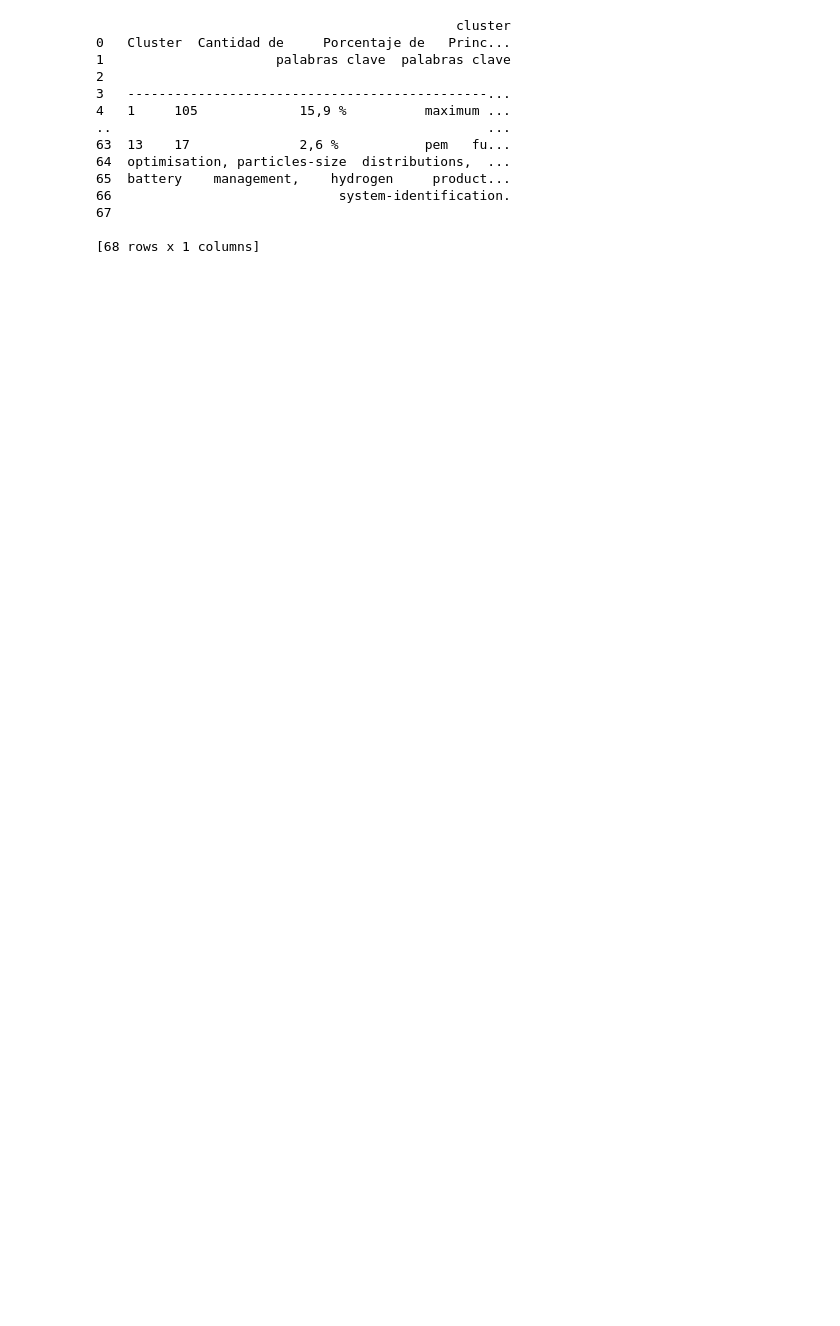
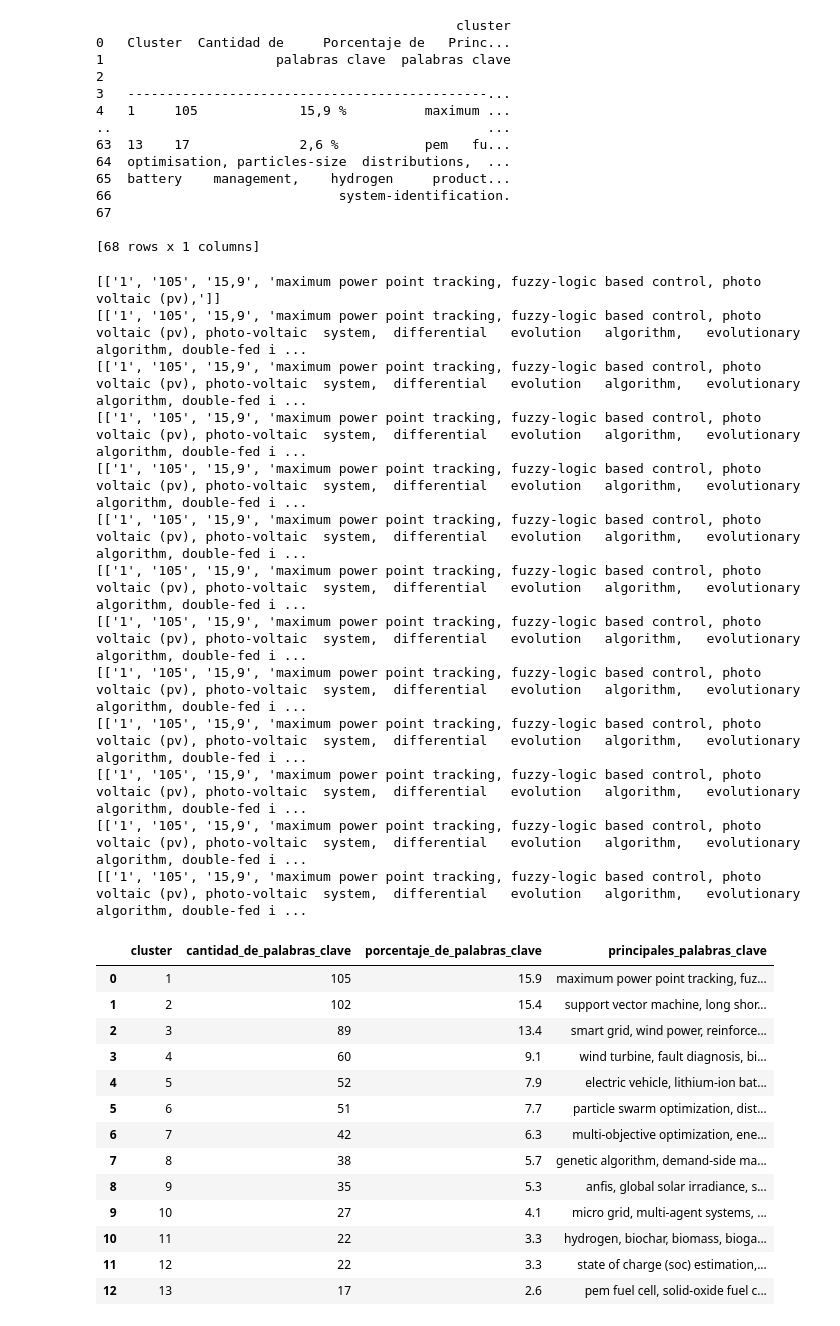
Before and after one commit to 2026-2-descriptiva/std-andres-velez-velez, a Jupyter notebook: LAB_03_ingestion_de_texto_plano/notebooks/borrador.ipynb, the cells around one changed output. Saved outputs shown, nothing was run; the diff lists cells and outputs as text; code cells hidden in the pictures; blank space fills up the shorter version.

```diff
--- a/LAB_03_ingestion_de_texto_plano/notebooks/borrador.ipynb
+++ b/LAB_03_ingestion_de_texto_plano/notebooks/borrador.ipynb
@@ -29,3 +29,63 @@ print(data)
 67
 
 [68 rows x 1 columns]
+# %%
+# Realizar el mismo ejercicio realizado previamente: ahora se usará expresiones regulares para leer el apartado requerido de las filas de mi interés: recuperar un primer dato numérico y que vaya hasta el %
+
+import re
+import pandas as pd
+
+with open(DATA_FILE, encoding="UTF-8") as archivo:
+        lineas = archivo.readlines()
+
+patron = re.compile(r"^(\d+)\s+(\d+)\s+(\d+,\d+)\s*%\s*(.*)$")   # ^la coincidencia debe estar al inicio de la linea: así se excluyen las líneas que no son de interés
+                                                                 # Se sigue un esquema de digito y espacio para las columnas de cluster y cantidad de palabras clave: ambas conformadas por números enteros
+registros = []                                                   # Para porcentaje se sigue la estrcutura digito , digita %, tal como se visualizó anteriormente en los datos
+for linea in lineas:
+    linea = linea.strip()                                # Elimina los saltos de línea \n: ahora linea será cada linea del txt, tal como se visualiza
+    coincidencia = patron.match(linea)                   # Se busca coincidencias en cada línea que cumpla con la condición del regex
+    if coincidencia:
+        registros.append(list(coincidencia.groups()))          # Ante cada coincidencia, se introducen todos los elementos de la lineas que coinciden en una liita dentro de la lista registros
+        print(registros)                                       # Se evidenica que entre palabras de una misma list hay más de un espacio simple, esto debe corregirse
+    elif len(linea) > 0 and len(registros) > 0:                            # Se le dará u tratamiento a todas las líneas no vacías y una vez la lista registros tenga más de una línea que cumpla la condición de patron
+        registros[-1][3] += " " + linea                  # Como registros es una lista de listas se define: [-1] llama al último elemento de registros (la última línea leída) y sobre esa última línea leída se aplica [3], el último elemento de la lista que contiene el contenido de la frase que corresponde a las palabras clave
+                                                         # El += indica que este indíce 3 de cada lista que cunpla la condición será modificado, añadiendo un espacio y después el contenido de la línea procesada
+
+resultado = pd.DataFrame(registros, columns=["cluster", "cantidad_de_palabras_clave", "porcentaje_de_palabras_clave", "principales_palabras_clave"])   # Se crean las columnas con los nombres requeridos
+resultado = resultado.astype({"cluster": int, "cantidad_de_palabras_clave": int})                                             # Se inidca el tipo de datoa a asociar a cada columna
+resultado["porcentaje_de_palabras_clave"] = resultado["porcentaje_de_palabras_clave"].str.replace(",", ".").astype(float)     #Para la columna porcentajee de palabras clave se sustituye la coma por un punto y se convierte a float para reportar el dato en el formato solicitado
+
+# Para ajustar el problema de los espacios se usará una función anónima en lambda en lugar de un ciclo for o de una función def
+resultado["principales_palabras_clave"] = resultado["principales_palabras_clave"].apply(                  # Se define como parámetro de la función lambda al parámetro texto
+    lambda texto: ", ".join(" ".join(p.split()) for p in texto.split(",") if p.strip()).rstrip("."))      # Primero se hace un split sobre texto, tomando las comas como separador, cada nuevo elemento será llamado p. Luego se eliminan de p todos los espacios existentes (if p.strip)
+                                                                                                          # Al aplicar p.split() se crea una lista conformada por acada palabra de p (que representa cada palabra clave)
+                                                                                                          # Luego " ".join() une cada una de estas palabras nuevamente por medio del espacio vacío. Finalmente se retira el último punto final con rstrip()
+resultado
+# %% [output]
+[['1', '105', '15,9', 'maximum power point tracking, fuzzy-logic based control, photo voltaic (pv),']]
+[['1', '105', '15,9', 'maximum power point tracking, fuzzy-logic based control, photo voltaic (pv), photo-voltaic  system,  differential   evolution   algorithm,   evolutionary algorithm, double-fed i ...
+[['1', '105', '15,9', 'maximum power point tracking, fuzzy-logic based control, photo voltaic (pv), photo-voltaic  system,  differential   evolution   algorithm,   evolutionary algorithm, double-fed i ...
+[['1', '105', '15,9', 'maximum power point tracking, fuzzy-logic based control, photo voltaic (pv), photo-voltaic  system,  differential   evolution   algorithm,   evolutionary algorithm, double-fed i ...
+[['1', '105', '15,9', 'maximum power point tracking, fuzzy-logic based control, photo voltaic (pv), photo-voltaic  system,  differential   evolution   algorithm,   evolutionary algorithm, double-fed i ...
+[['1', '105', '15,9', 'maximum power point tracking, fuzzy-logic based control, photo voltaic (pv), photo-voltaic  system,  differential   evolution   algorithm,   evolutionary algorithm, double-fed i ...
+[['1', '105', '15,9', 'maximum power point tracking, fuzzy-logic based control, photo voltaic (pv), photo-voltaic  system,  differential   evolution   algorithm,   evolutionary algorithm, double-fed i ...
+[['1', '105', '15,9', 'maximum power point tracking, fuzzy-logic based control, photo voltaic (pv), photo-voltaic  system,  differential   evolution   algorithm,   evolutionary algorithm, double-fed i ...
+[['1', '105', '15,9', 'maximum power point tracking, fuzzy-logic based control, photo voltaic (pv), photo-voltaic  system,  differential   evolution   algorithm,   evolutionary algorithm, double-fed i ...
+[['1', '105', '15,9', 'maximum power point tracking, fuzzy-logic based control, photo voltaic (pv), photo-voltaic  system,  differential   evolution   algorithm,   evolutionary algorithm, double-fed i ...
+[['1', '105', '15,9', 'maximum power point tracking, fuzzy-logic based control, photo voltaic (pv), photo-voltaic  system,  differential   evolution   algorithm,   evolutionary algorithm, double-fed i ...
+[['1', '105', '15,9', 'maximum power point tracking, fuzzy-logic based control, photo voltaic (pv), photo-voltaic  system,  differential   evolution   algorithm,   evolutionary algorithm, double-fed i ...
+[['1', '105', '15,9', 'maximum power point tracking, fuzzy-logic based control, photo voltaic (pv), photo-voltaic  system,  differential   evolution   algorithm,   evolutionary algorithm, double-fed i ...
+|  | cluster | cantidad_de_palabras_clave | porcentaje_de_palabras_clave | principales_palabras_clave |
+| 0 | 1 | 105 | 15.9 | maximum power point tracking, fuz... |
+| 1 | 2 | 102 | 15.4 | support vector machine, long shor... |
+| 2 | 3 | 89 | 13.4 | smart grid, wind power, reinforce... |
+| 3 | 4 | 60 | 9.1 | wind turbine, fault diagnosis, bi... |
+| 4 | 5 | 52 | 7.9 | electric vehicle, lithium-ion bat... |
+| 5 | 6 | 51 | 7.7 | particle swarm optimization, dist... |
+| 6 | 7 | 42 | 6.3 | multi-objective optimization, ene... |
+| 7 | 8 | 38 | 5.7 | genetic algorithm, demand-side ma... |
+| 8 | 9 | 35 | 5.3 | anfis, global solar irradiance, s... |
+| 9 | 10 | 27 | 4.1 | micro grid, multi-agent systems, ... |
+| 10 | 11 | 22 | 3.3 | hydrogen, biochar, biomass, bioga... |
+| 11 | 12 | 22 | 3.3 | state of charge (soc) estimation,... |
+| 12 | 13 | 17 | 2.6 | pem fuel cell, solid-oxide fuel c... |
```
Also changed, not shown: parts of 1 cell of this notebook, 1 other file.
